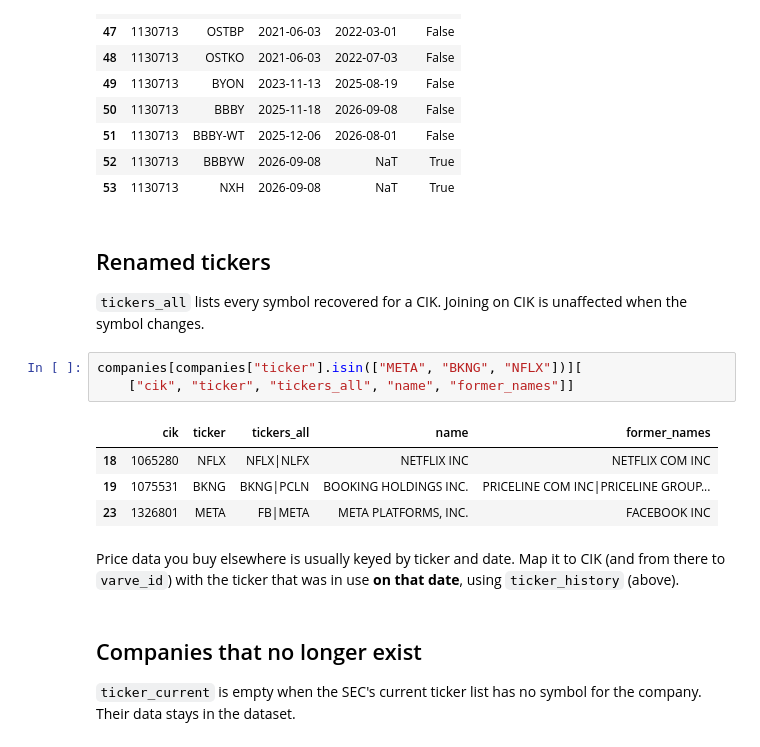
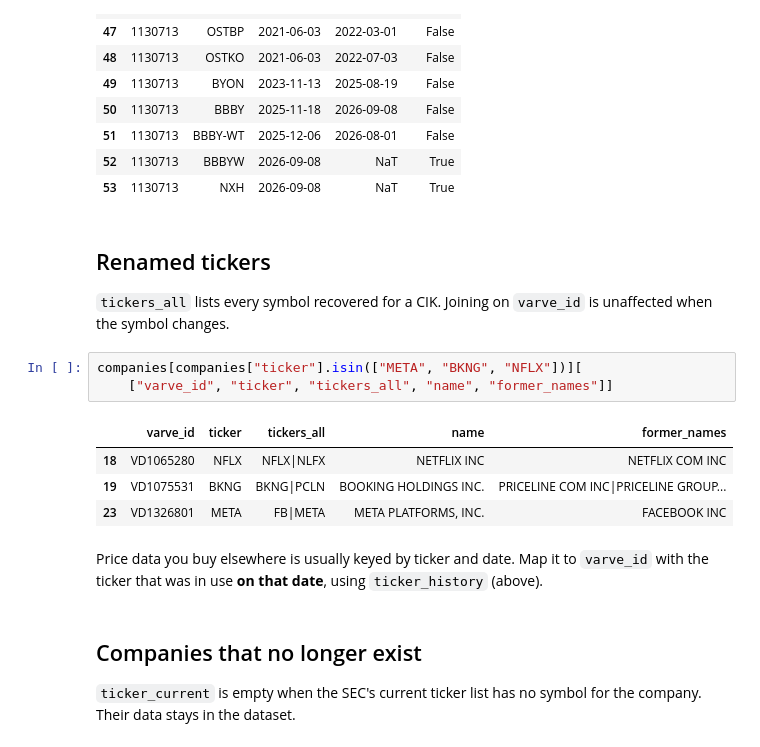
Before and after one commit to varve-data/varve-examples, a Jupyter notebook: notebooks/03_identifiers_and_delistings.ipynb, the cells around one changed output. Cells and saved outputs as stored; diff of their text form.

```diff
--- a/notebooks/03_identifiers_and_delistings.ipynb
+++ b/notebooks/03_identifiers_and_delistings.ipynb
@@ -138,20 +139,19 @@ tickers[tickers["cik"] == 1130713][["cik", "ticker", "valid_from", "valid_to", "
 # %% [markdown]
 ## Renamed tickers
 
-`tickers_all` lists every symbol recovered for a CIK. Joining on CIK is unaffected when
-the symbol changes.
+`tickers_all` lists every symbol recovered for a CIK. Joining on `varve_id` is unaffected
+when the symbol changes.
 # %%
 companies[companies["ticker"].isin(["META", "BKNG", "NFLX"])][
-    ["cik", "ticker", "tickers_all", "name", "former_names"]]
+    ["varve_id", "ticker", "tickers_all", "name", "former_names"]]
 # %% [output]
-|  | cik | ticker | tickers_all | name | former_names |
-| 18 | 1065280 | NFLX | NFLX|NLFX | NETFLIX INC | NETFLIX COM INC |
-| 19 | 1075531 | BKNG | BKNG|PCLN | BOOKING HOLDINGS INC. | PRICELINE COM INC|PRICELINE GROUP... |
-| 23 | 1326801 | META | FB|META | META PLATFORMS, INC. | FACEBOOK INC |
+|  | varve_id | ticker | tickers_all | name | former_names |
+| 18 | VD1065280 | NFLX | NFLX|NLFX | NETFLIX INC | NETFLIX COM INC |
+| 19 | VD1075531 | BKNG | BKNG|PCLN | BOOKING HOLDINGS INC. | PRICELINE COM INC|PRICELINE GROUP... |
+| 23 | VD1326801 | META | FB|META | META PLATFORMS, INC. | FACEBOOK INC |
 # %% [markdown]
-Price data you buy elsewhere is usually keyed by ticker and date. Map it to CIK (and from
-there to `varve_id`) with the ticker that was in use **on that date**, using
-`ticker_history` (above).
+Price data you buy elsewhere is usually keyed by ticker and date. Map it to `varve_id`
+with the ticker that was in use **on that date**, using `ticker_history` (above).
 # %% [markdown]
 ## Companies that no longer exist
 
```
Also changed, not shown: parts of 2 cells of this notebook, 2 other files.
